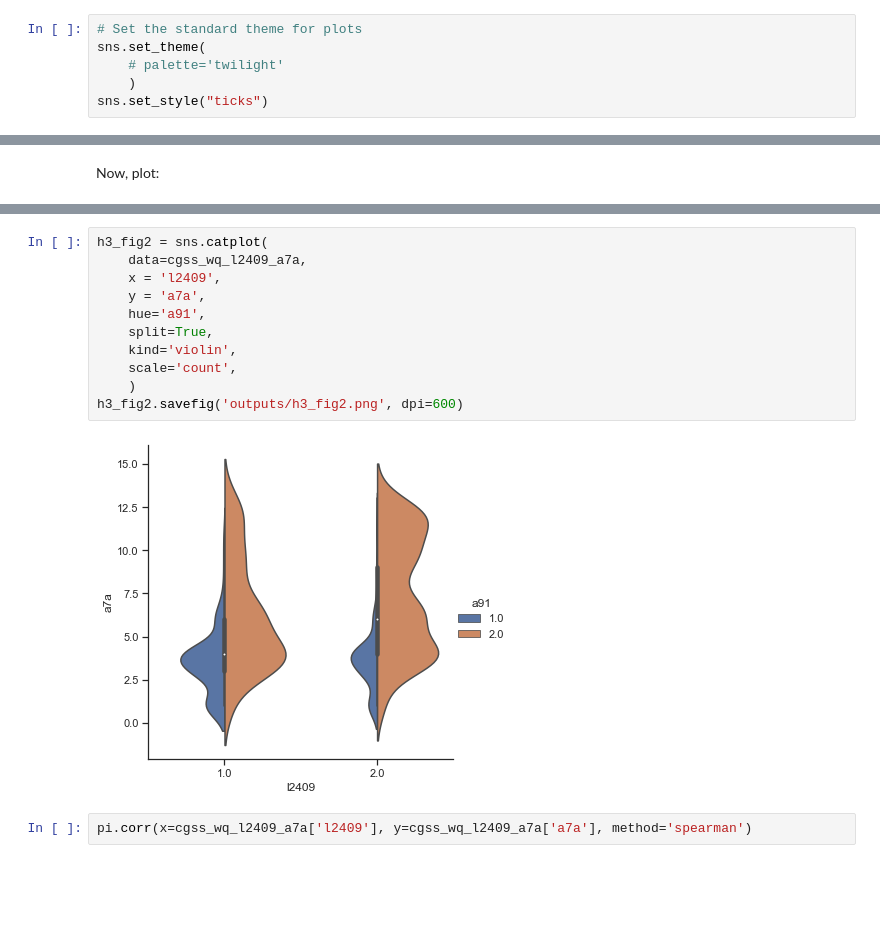
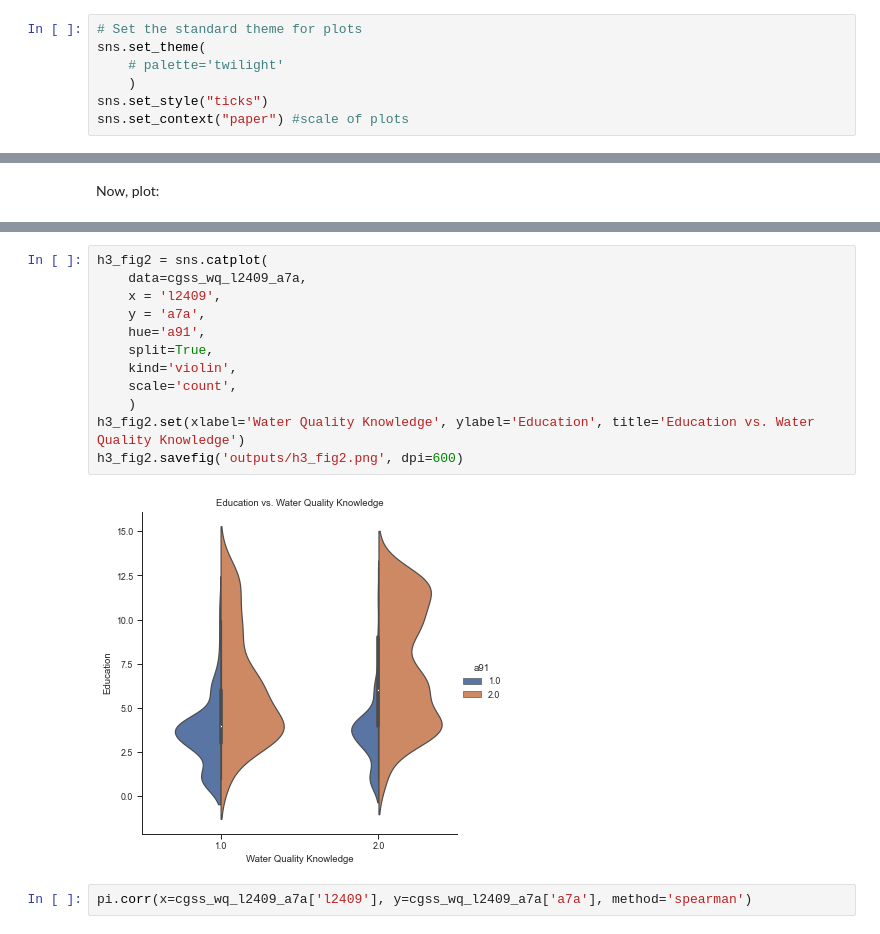
Before and after one commit to wrynearson/china-water, a Jupyter notebook: src/thesis_analysis_pure.ipynb, the cells around one changed output, grey strips where cells are left out. Drawn from its saved outputs; the diff is of its cells as text; blank space fills up the shorter version.

```diff
--- a/src/thesis_analysis_pure.ipynb
+++ b/src/thesis_analysis_pure.ipynb
@@ -51,6 +51,7 @@ sns.set_theme(
     # palette='twilight'
     )
 sns.set_style("ticks")
+sns.set_context("paper") #scale of plots
 # %% [markdown]
 Load CGSS (social survey) data from a Stata file
 # %%
@@ -243,16 +273,17 @@ h3_fig1.savefig('outputs/h3_fig1.png', dpi=600)
 # %%
 h3_fig2 = sns.catplot(
     data=cgss_wq_l2409_a7a,
     x = 'l2409',
     y = 'a7a',
     hue='a91',
     split=True,
     kind='violin',
     scale='count',
     )
+h3_fig2.set(xlabel='Water Quality Knowledge', ylabel='Education', title='Education vs. Water Quality Knowledge')
 h3_fig2.savefig('outputs/h3_fig2.png', dpi=600)
 # %% [output]
-[figure, old version]
+[figure, new version]
 # %%
 pi.corr(x=cgss_wq_l2409_a7a['l2409'], y=cgss_wq_l2409_a7a['a7a'], method='spearman')
 # %% [output]
```
Also changed, not shown: parts of 25 cells of this notebook, 14 other files.
